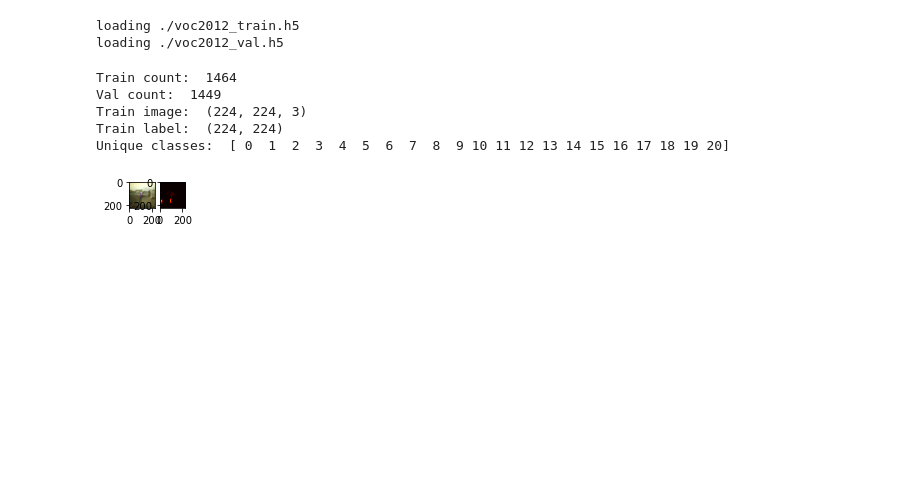
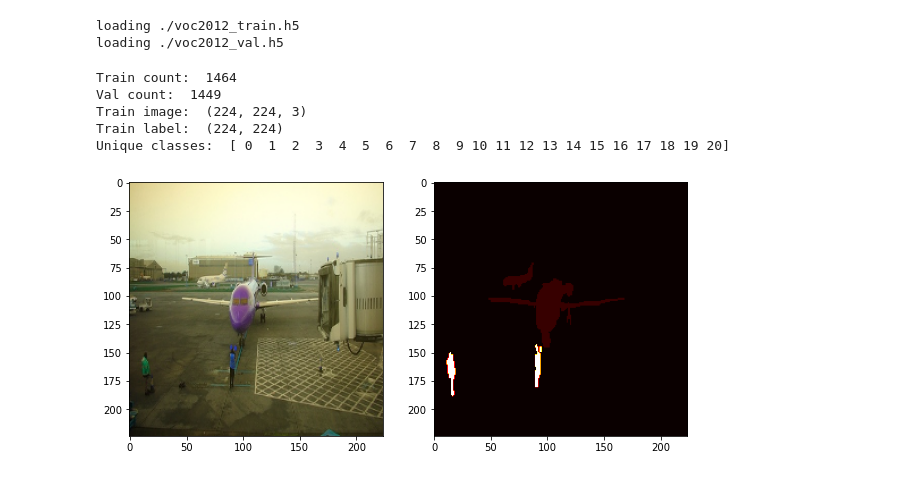
Before and after one commit to kadanes/VOC-Semantic-Segmentation, a Jupyter notebook: main.ipynb, the cells around one changed output. Cells and saved outputs as stored; diff of their text form; code cells hidden in the pictures; blank space fills up the shorter version.

```diff
--- a/main.ipynb
+++ b/main.ipynb
@@ -30,40 +37,30 @@ loading ./voc2012_val.h5
 # %%
 print("Train count: ", len(voc2012.train_images))
 print("Val count: ", len(voc2012.val_images))
 
 print("Train image: ", voc2012.train_images[0].shape)
 print("Train label: ", voc2012.train_labels[0].shape)
 
 print("Unique classes: ", np.unique(voc2012.train_labels))
 
 
-plt.figure(figsize=(1,2)) # specifying the overall grid size
+plt.subplots(1,2, figsize=(10,10)) # specifying the overall grid size
 
 
 plt.subplot(1,2,1)    # the number of images in the grid is 5*5 (25)
 plt.imshow(voc2012.train_images[0])
 
 plt.subplot(1,2,2)    # the number of images in the grid is 5*5 (25)
 plt.imshow(voc2012.train_labels[0], cmap='hot')
 
 plt.show()
-
-
-
-# f, axarr = plt.subplots(2,2)
-# axarr[0,0].imshow(voc2012.train_images[0])
-
-
-# axarr[0,1].imshow(voc2012.train_labels[0], cmap='hot')
-# # axarr[0,1].colorbar()
-# # plt.show()
 # %% [output]
 Train count:  1464
 Val count:  1449
 Train image:  (224, 224, 3)
 Train label:  (224, 224)
 Unique classes:  [ 0  1  2  3  4  5  6  7  8  9 10 11 12 13 14 15 16 17 18 19 20]
-[figure, old version]
+[figure, new version]
 # %%
 # Naive model training
 
```
Also changed, not shown: parts of 6 cells of this notebook, 6 other files.
